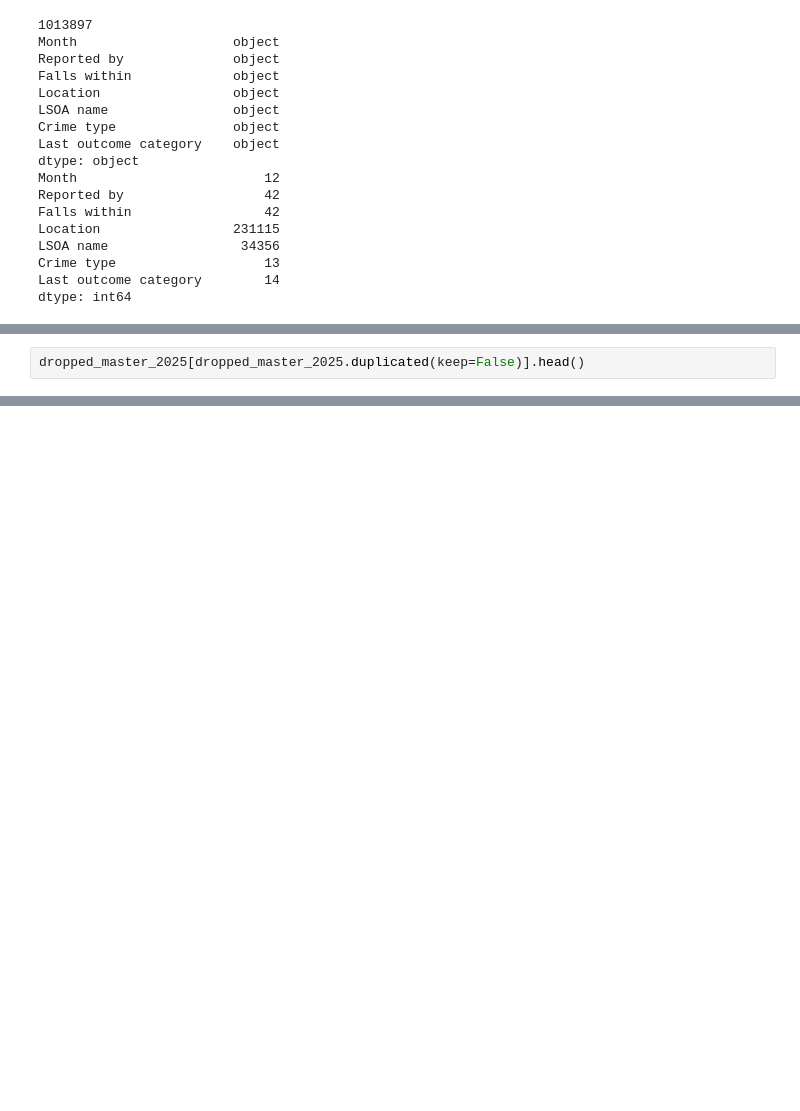
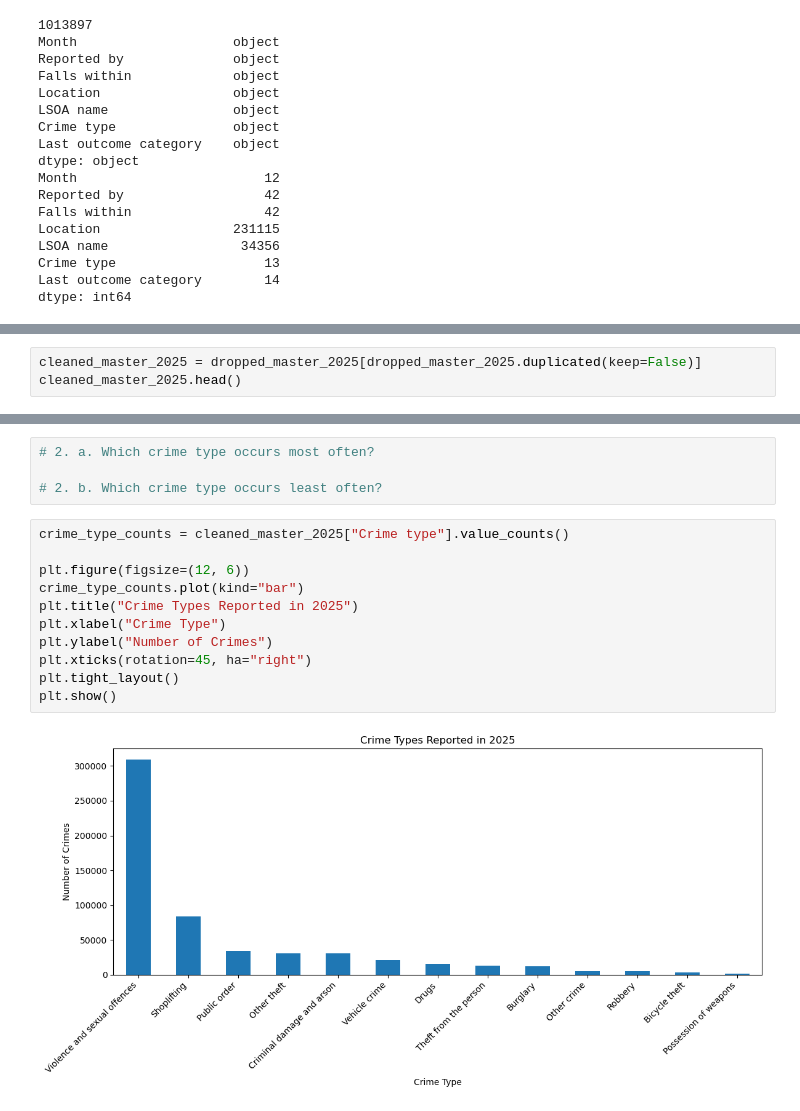
Before and after one commit to PriteshParekh/ML-Foundations-Portfolio-Project, a Jupyter notebook: Crime Data Analysis.ipynb, the cells around one changed output, grey strips where cells are left out. Cells and saved outputs as stored; diff of their text form; blank space fills up the shorter version.

```diff
--- a/Crime Data Analysis.ipynb
+++ b/Crime Data Analysis.ipynb
@@ -461,5 +493,6 @@ dtype: int64
 # %%
-dropped_master_2025[dropped_master_2025.duplicated(keep=False)].head()
+cleaned_master_2025 = dropped_master_2025[dropped_master_2025.duplicated(keep=False)]
+cleaned_master_2025.head()
 # %% [output]
 |  | Month | Reported by | Falls within | Location | LSOA name | Crime type | Last outcome category |
 | 3 | 2025-01 | Avon and Somerset Constabulary | Avon and Somerset Constabulary | On or near St Francis Road | Bath and North East Somerset 001A | Violence and sexual offences | Unable to prosecute suspect |
@@ -469,0 +595,17 @@ dropped_master_2025[dropped_master_2025.duplicated(keep=False)].head()
+# %%
+# 2. a. Which crime type occurs most often?
+
+# 2. b. Which crime type occurs least often?
+# %%
+crime_type_counts = cleaned_master_2025["Crime type"].value_counts()
+
+plt.figure(figsize=(12, 6))
+crime_type_counts.plot(kind="bar")
+plt.title("Crime Types Reported in 2025")
+plt.xlabel("Crime Type")
+plt.ylabel("Number of Crimes")
+plt.xticks(rotation=45, ha="right")
+plt.tight_layout()
+plt.show()
+# %% [output]
+[figure, added]
```
Also changed, not shown: parts of 39 cells of this notebook, 1 other file.
